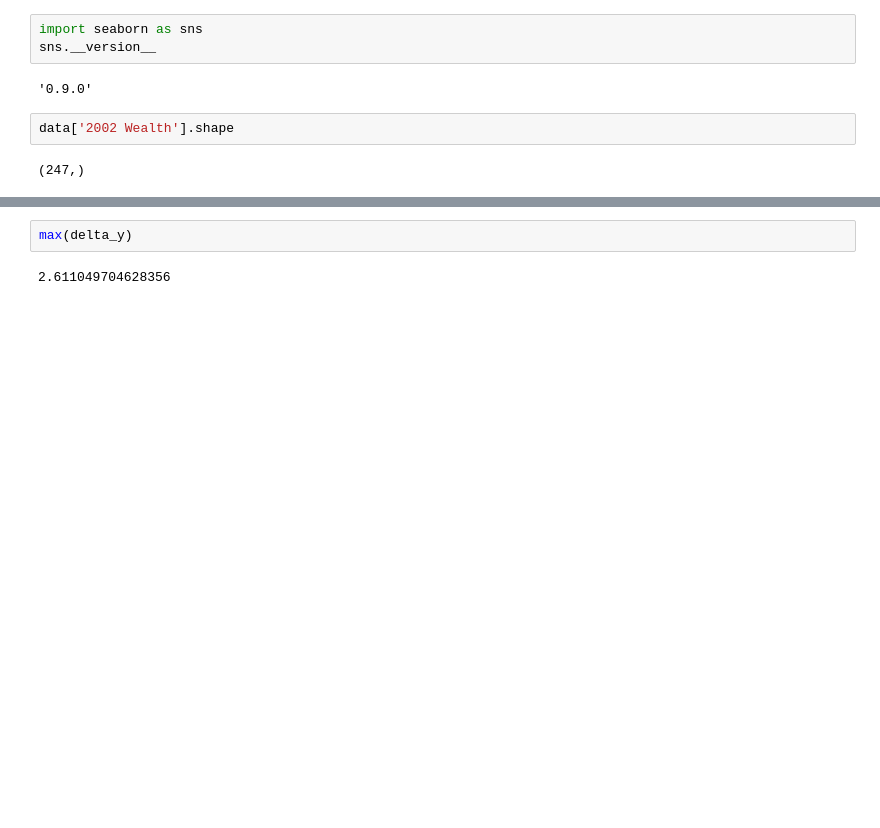
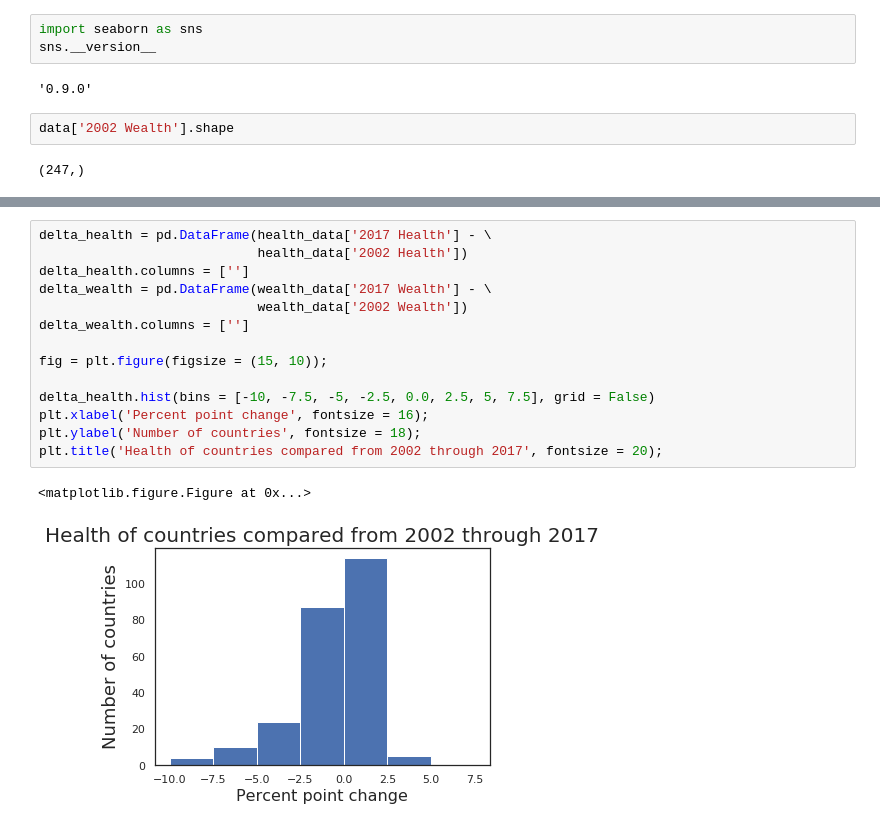
Before and after one commit to samirgadkari/cia_factbook_analysis, a Jupyter notebook: Project1.ipynb, the cells around one changed output, grey strips where cells are left out. Cells and saved outputs as stored; diff of their text form; blank space fills up the shorter version.

```diff
--- a/Project1.ipynb
+++ b/Project1.ipynb
@@ -590,4 +646,17 @@ for i in range(len(data['2002 Health'])):
-# %%
-max(delta_y)
-# %% [output]
-2.611049704628356
+# %%
+delta_health = pd.DataFrame(health_data['2017 Health'] - \
+                            health_data['2002 Health'])
+delta_health.columns = ['']
+delta_wealth = pd.DataFrame(wealth_data['2017 Wealth'] - \
+                            wealth_data['2002 Wealth'])
+delta_wealth.columns = ['']
+
+fig = plt.figure(figsize = (15, 10));
+
+delta_health.hist(bins = [-10, -7.5, -5, -2.5, 0.0, 2.5, 5, 7.5], grid = False)
+plt.xlabel('Percent point change', fontsize = 16);
+plt.ylabel('Number of countries', fontsize = 18);
+plt.title('Health of countries compared from 2002 through 2017', fontsize = 20);
+# %% [output]
+<matplotlib.figure.Figure at 0x...>
+[figure, added]
```
Also changed, not shown: parts of 12 cells of this notebook.
